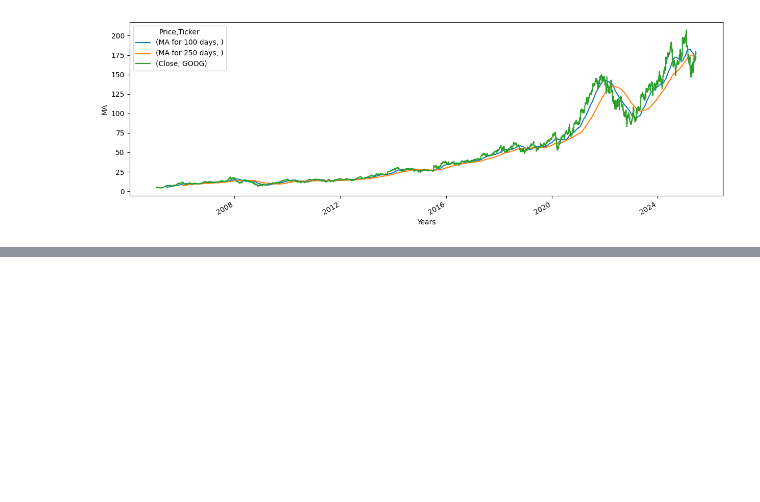
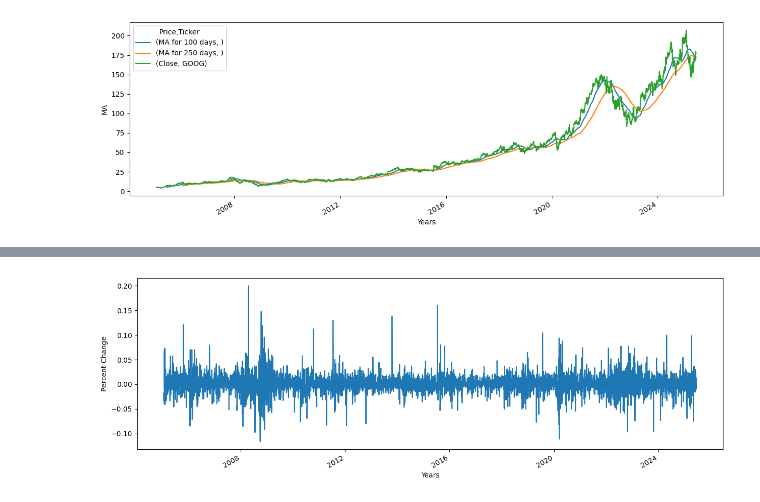
Before and after one commit to AKM257/Stock-Price-Prediction, a Jupyter notebook: Stock_prediction.ipynb, the cells around one changed output, grey strips where cells are left out. Drawn from its saved outputs; the diff is of its cells as text; code cells hidden in the pictures; blank space fills up the shorter version.

Commit message:
Data Understanding Complete

```diff
--- a/Stock_prediction.ipynb
+++ b/Stock_prediction.ipynb
@@ -145,3 +145,6 @@ plot_graph((15,5),stock_data[['MA for 100 days','MA for 250 days','Close']],'MA'
 # %% [output]
 <Figure size 640x480 with 0 Axes>
 [figure]
+# %%
+stock_data["Percentage Change"] = stock_data['Close'].pct_change()
+stock_data.head()
@@ -147,0 +160,4 @@ plot_graph((15,5),stock_data[['MA for 100 days','MA for 250 days','Close']],'MA'
+# %%
+plot_graph((15,5),stock_data["Percentage Change"],"Percent Change")
+# %% [output]
+[figure, added]
```
Also changed, not shown: parts of 1 cell of this notebook.
